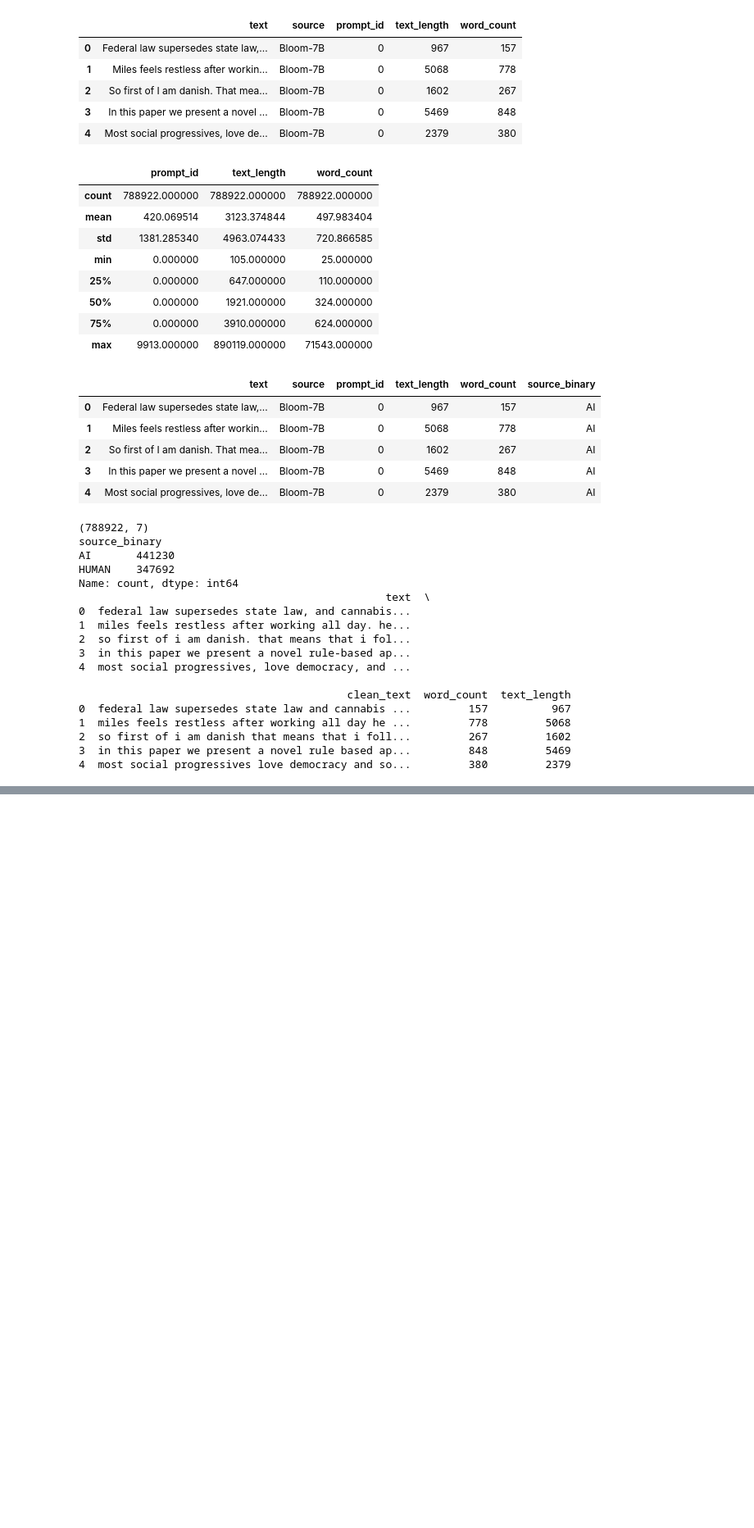
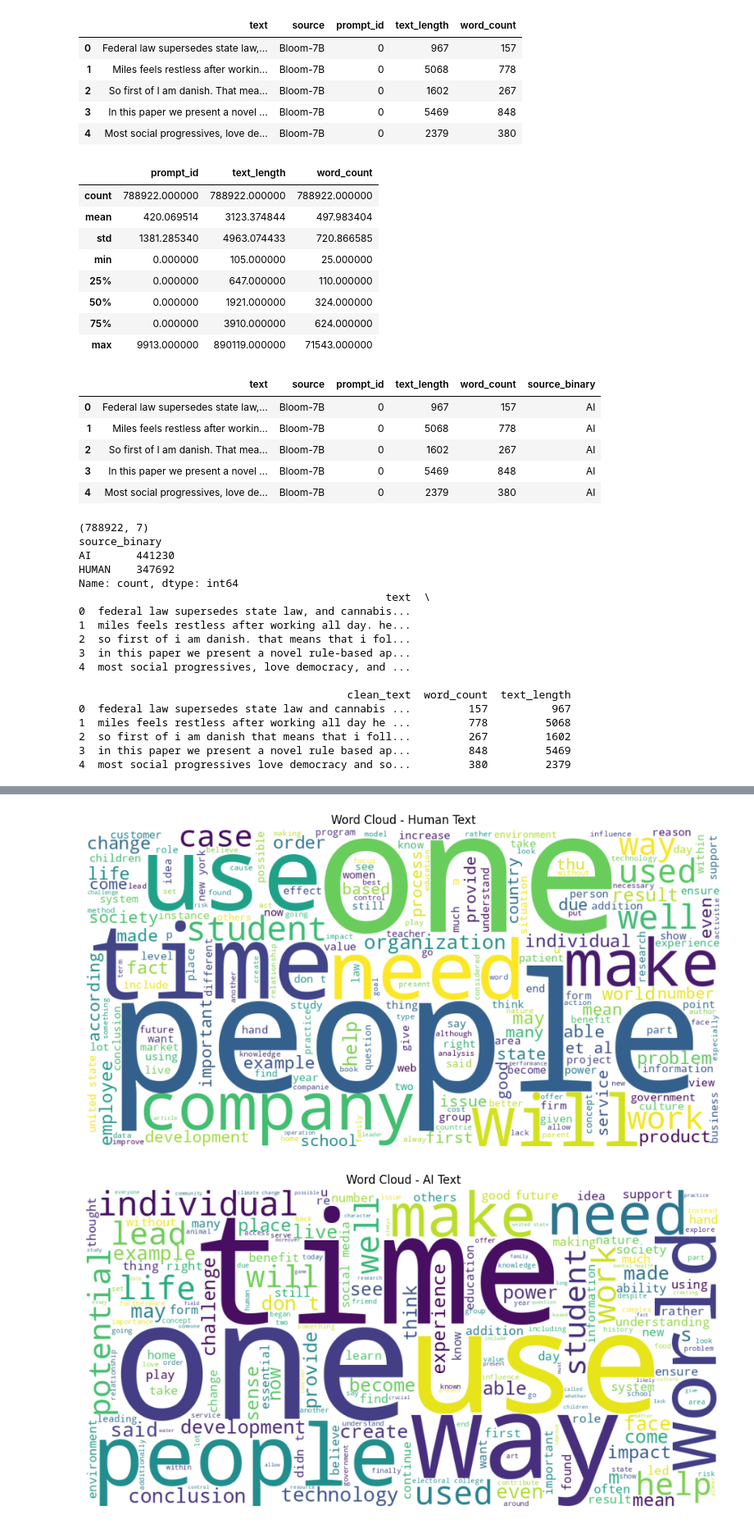
Before and after one commit to ayaans17/AIvHuman, a Jupyter notebook: AIvsHuman.ipynb, the cells around one changed output, grey strips where cells are left out. Shown at 82% size. Cells and saved outputs as stored; diff of their text form; code cells hidden in the pictures; blank space fills up the shorter version.

```diff
--- a/AIvsHuman.ipynb
+++ b/AIvsHuman.ipynb
@@ -237,0 +234,32 @@ df.to_csv("final_pos.csv", index=False)
+# %%
+from wordcloud import WordCloud
+human_text = ' '.join(df[df['source_binary'] == 0]['clean_text'].astype(str))
+#print(df[df['source_binary']==0])# == '0'])#['clean_text'])
+wordcloud_human = WordCloud(
+    width=1000,
+    height=500,
+    background_color='white'
+).generate(human_text)
+
+plt.figure(figsize=(12,6))
+plt.imshow(wordcloud_human, interpolation='bilinear')
+plt.axis('off')
+plt.title('Word Cloud - Human Text')
+plt.show()
+
+human_text = ' '.join(df[df['source_binary'] == 1]['clean_text'].astype(str))
+
+wordcloud_human = WordCloud(
+    width=1000,
+    height=500,
+    background_color='white'
+).generate(human_text)
+
+plt.figure(figsize=(12,6))
+plt.imshow(wordcloud_human, interpolation='bilinear')
+plt.axis('off')
+plt.title('Word Cloud - AI Text')
+plt.show()
+# %% [output]
+[figure, added]
+[figure, added]
```
Also changed, not shown: parts of 42 cells of this notebook.
